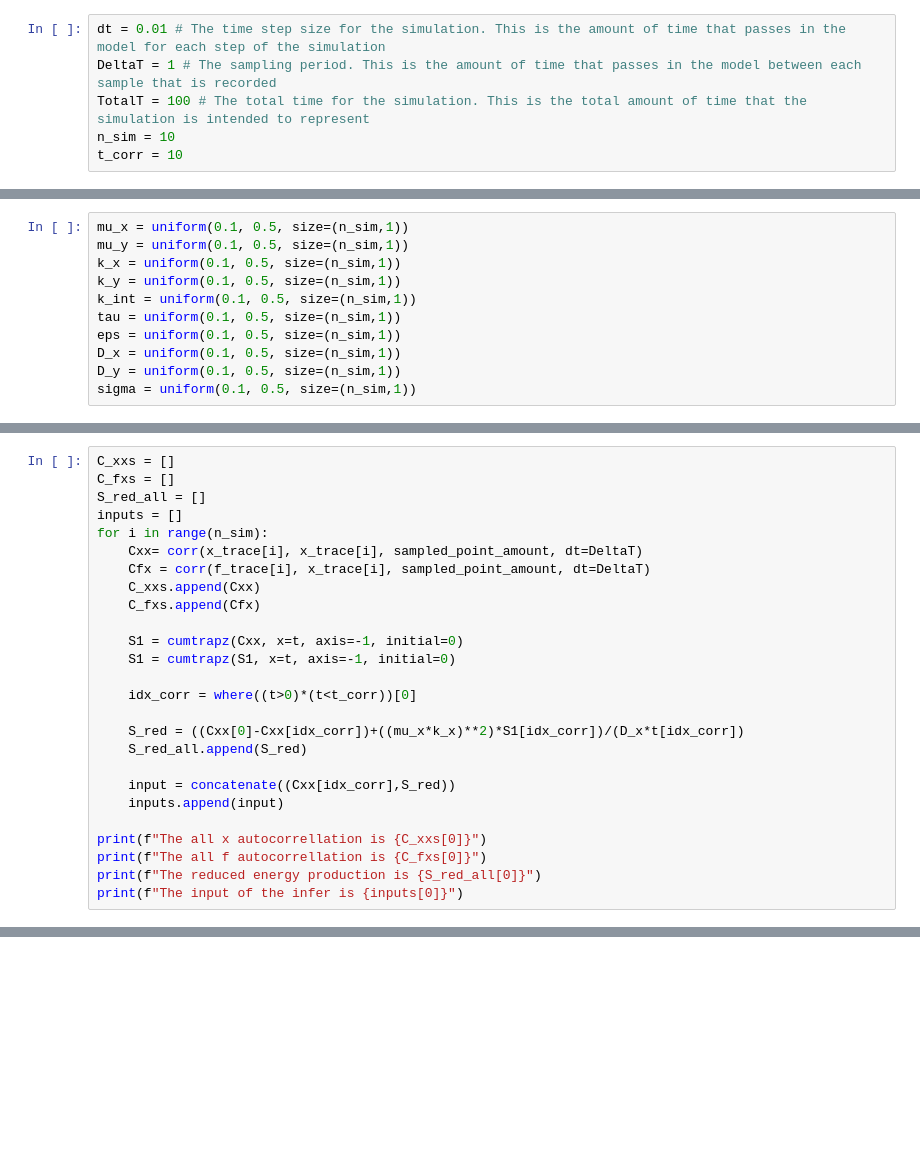
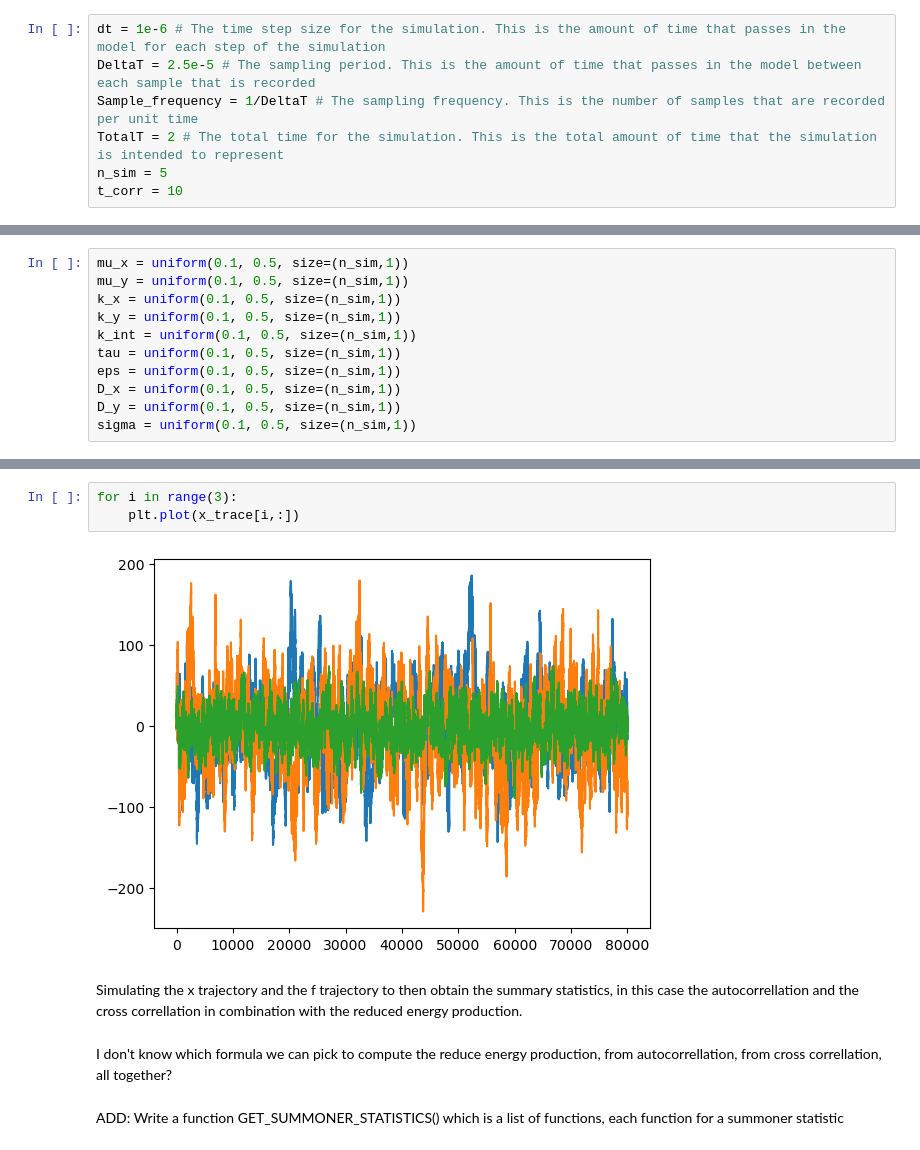
Before and after one commit to jacopocarotenuto/SBI_RedBloodCells, a Jupyter notebook: results.ipynb, the cells around one changed output, grey strips where cells are left out. Cells and saved outputs as stored; diff of their text form; blank space fills up the shorter version.

```diff
--- a/results.ipynb
+++ b/results.ipynb
@@ -10,8 +16,9 @@ from scipy.integrate import cumtrapz
 # %%
-dt = 0.01 # The time step size for the simulation. This is the amount of time that passes in the model for each step of the simulation
-DeltaT = 1 # The sampling period. This is the amount of time that passes in the model between each sample that is recorded
-TotalT = 100 # The total time for the simulation. This is the total amount of time that the simulation is intended to represent
-n_sim = 10
+dt = 1e-6 # The time step size for the simulation. This is the amount of time that passes in the model for each step of the simulation
+DeltaT = 2.5e-5 # The sampling period. This is the amount of time that passes in the model between each sample that is recorded
+Sample_frequency = 1/DeltaT # The sampling frequency. This is the number of samples that are recorded per unit time
+TotalT = 2 # The total time for the simulation. This is the total amount of time that the simulation is intended to represent
+n_sim = 5
 t_corr = 10
 # %%
 time_steps_amount = int64(TotalT/dt) # Number of steps
@@ -153,26 +52,0 @@ array([ 2.76034733e-01,  2.23982294e-01,  1.64827406e-01,  1.21181539e-01,
-# %%
-C_xxs = []
-C_fxs = []
-S_red_all = []
-inputs = []
-for i in range(n_sim):
-    Cxx= corr(x_trace[i], x_trace[i], sampled_point_amount, dt=DeltaT)
-    Cfx = corr(f_trace[i], x_trace[i], sampled_point_amount, dt=DeltaT)
-    C_xxs.append(Cxx)
-    C_fxs.append(Cfx)
-
-    S1 = cumtrapz(Cxx, x=t, axis=-1, initial=0)
-    S1 = cumtrapz(S1, x=t, axis=-1, initial=0)
-
-    idx_corr = where((t>0)*(t<t_corr))[0]
-
-    S_red = ((Cxx[0]-Cxx[idx_corr])+((mu_x*k_x)**2)*S1[idx_corr])/(D_x*t[idx_corr])
-    S_red_all.append(S_red)
-
-    input = concatenate((Cxx[idx_corr],S_red))
-    inputs.append(input)
-
-print(f"The all x autocorrellation is {C_xxs[0]}")
-print(f"The all f autocorrellation is {C_fxs[0]}")
-print(f"The reduced energy production is {S_red_all[0]}")
-print(f"The input of the infer is {inputs[0]}")
@@ -193,0 +61,11 @@ return concatenate((Cxx[idx_corr],S_red)) # return the correlation function and
+# %%
+for i in range(3):
+    plt.plot(x_trace[i,:])
+# %% [output]
+[figure, added]
+# %% [markdown]
+Simulating the x trajectory and the f trajectory to then obtain the summary statistics, in this case the autocorrellation and the cross correllation in combination with the reduced energy production.
+# %% [markdown]
+I don't know which formula we can pick to compute the reduce energy production, from autocorrellation, from cross correllation, all together?
+# %% [markdown]
+ADD: Write a function GET_SUMMONER_STATISTICS() which is a list of functions, each function for a summoner statistic
```
Also changed, not shown: parts of 52 cells of this notebook, 1 other file.
